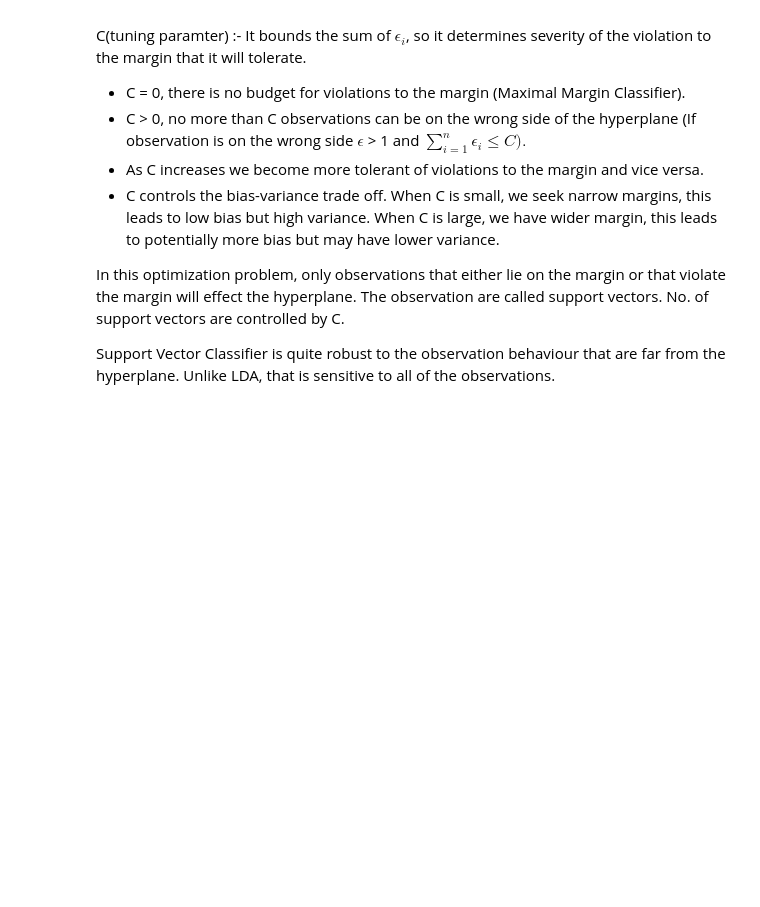
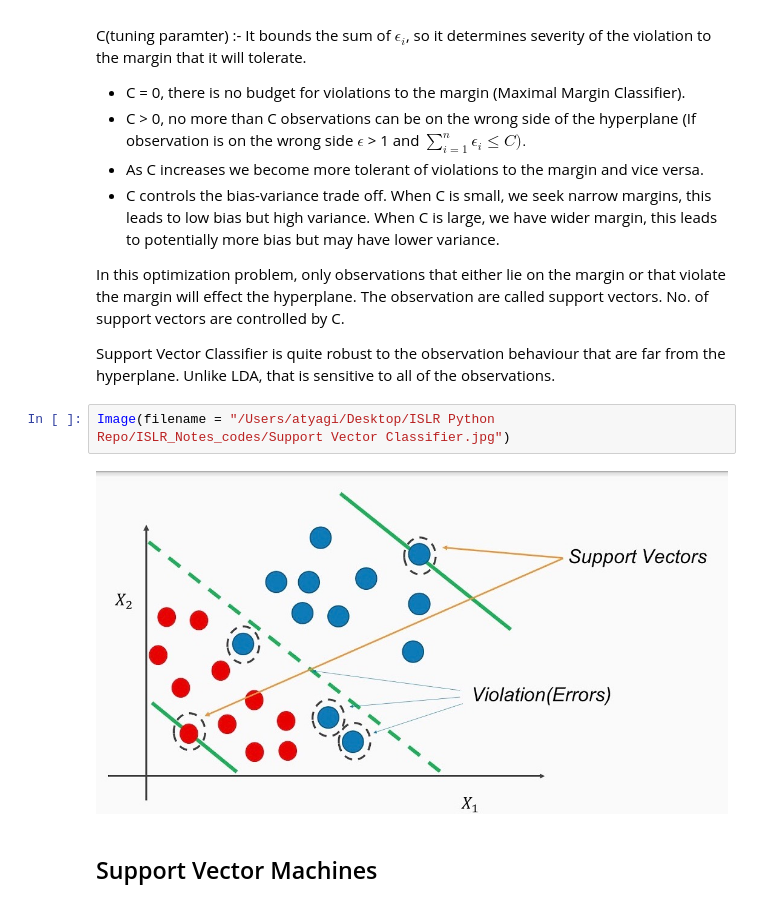
Before and after one commit to atystats/ISLR_Notes_codes, a Jupyter notebook: Chapter 9.ipynb, the cells around one changed output. Saved outputs shown, nothing was run; the diff lists cells and outputs as text; blank space fills up the shorter version.

Commit message:
Notebook on ISLR

```diff
--- a/Chapter 9.ipynb
+++ b/Chapter 9.ipynb
@@ -117,3 +117,9 @@ C(tuning paramter) :- It bounds the sum of $\epsilon_i$, so it determines severi
 In this optimization problem, only observations that either lie on the margin or that violate the margin will effect the hyperplane. The observation are called support vectors. No. of support vectors are controlled by C.
 
 Support Vector Classifier is quite robust to the observation behaviour that are far from the hyperplane. Unlike LDA, that is sensitive to all of the observations.
+# %%
+Image(filename = "/Users/atyagi/Desktop/ISLR Python Repo/ISLR_Notes_codes/Support Vector Classifier.jpg")
+# %% [output]
+[figure, added]
+# %% [markdown]
+## Support Vector Machines
```
Also changed, not shown: 1 other file.
